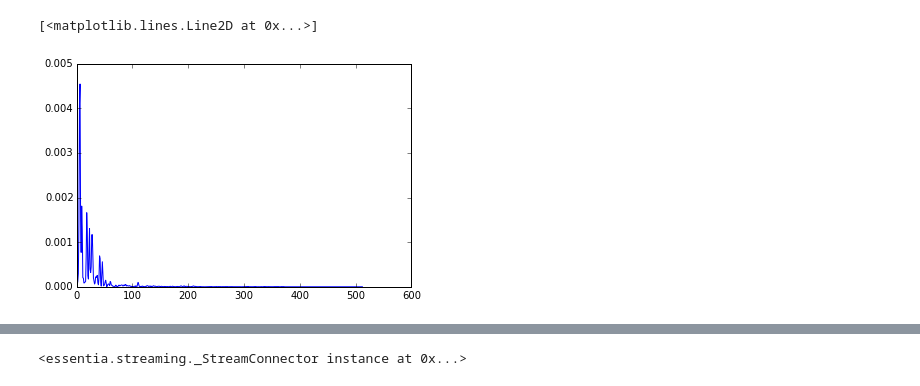
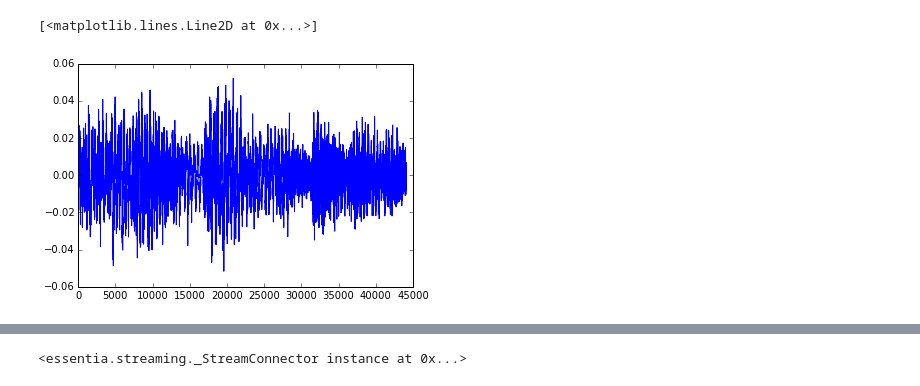
Before and after one commit to MickyDowns/deep-keras-music-net, a Jupyter notebook: music_study_aid.ipynb, the cells around one changed output, grey strips where cells are left out. Saved outputs shown, nothing was run; the diff lists cells and outputs as text; code cells hidden in the pictures.

```diff
--- a/music_study_aid.ipynb
+++ b/music_study_aid.ipynb
@@ -45,7 +33,7 @@ print dir(essentia.standard)
 #
 
 # we start by instantiating the audio loader:
-loader = essentia.standard.MonoLoader(filename = 'ave.mp3')
+loader = essentia.standard.MonoLoader(filename = 'data/maps/MAPS_AkPnBcht_1/AkPnBcht/ISOL/CH/MAPS_ISOL_CH0.1_F_AkPnBcht.wav')
 
 # and then we actually perform the loading:
 audio = loader()
@@ -91,9 +42,6 @@ class Algo(Algorithm)
 # %%
-frame = audio[5*44100 : 5*44100 + 1024]
-spec = spectrum(w(frame))
-
-plot(spec)
+plt.plot(audio[1*44100:2*44100])
 #show() # unnecessary if you started "ipython --pylab"
 # %% [output]
 [<matplotlib.lines.Line2D at 0x...>]
-[figure, old version]
+[figure, new version]
```
Also changed, not shown: parts of 34 cells of this notebook.
